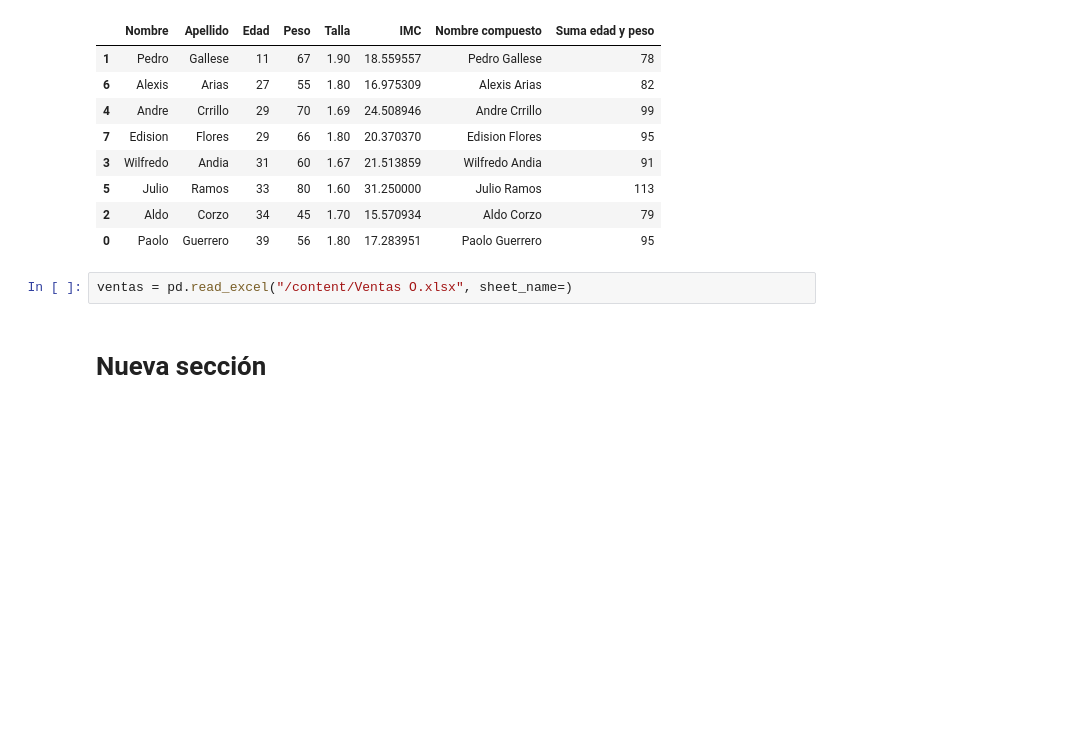
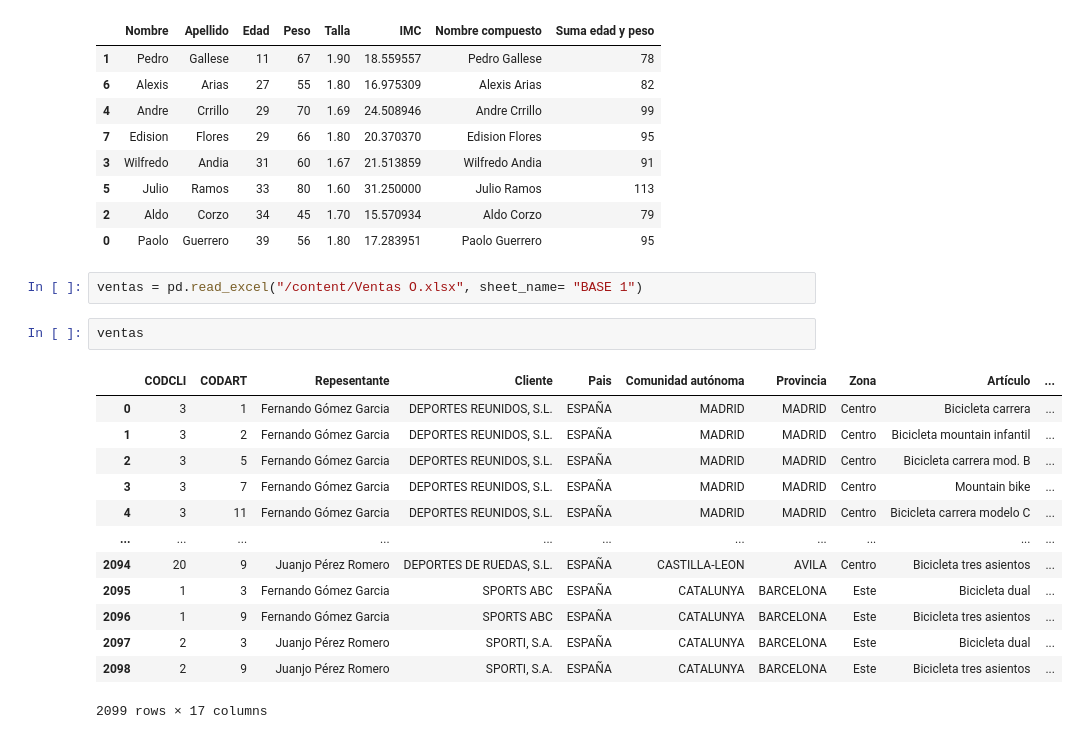
Before and after one commit to Xavier-ML/BIOESTADISTICA-XAVIER-ML, a Jupyter notebook: Dia_6_CIBERTEC.ipynb, the cells around one changed output. Drawn from its saved outputs; the diff is of its cells as text; blank space fills up the shorter version.

```diff
--- a/Dia_6_CIBERTEC.ipynb
+++ b/Dia_6_CIBERTEC.ipynb
@@ -248,6 +248,20 @@ orden2
 | 2 | Aldo | Corzo | 34 | 45 | 1.70 | 15.570934 | Aldo Corzo | 79 |
 | 0 | Paolo | Guerrero | 39 | 56 | 1.80 | 17.283951 | Paolo Guerrero | 95 |
 # %%
-ventas = pd.read_excel("/content/Ventas O.xlsx", sheet_name=)
+ventas = pd.read_excel("/content/Ventas O.xlsx", sheet_name= "BASE 1")
-# %% [markdown]
-# Nueva sección
+# %%
+ventas
+# %% [output]
+|  | CODCLI | CODART | Repesentante | Cliente | Pais | Comunidad autónoma | Provincia | Zona | Artículo | ... |
+| 0 | 3 | 1 | Fernando Gómez Garcia | DEPORTES REUNIDOS, S.L. | ESPAÑA | MADRID | MADRID | Centro | Bicicleta carrera | ... |
+| 1 | 3 | 2 | Fernando Gómez Garcia | DEPORTES REUNIDOS, S.L. | ESPAÑA | MADRID | MADRID | Centro | Bicicleta mountain infantil | ... |
+| 2 | 3 | 5 | Fernando Gómez Garcia | DEPORTES REUNIDOS, S.L. | ESPAÑA | MADRID | MADRID | Centro | Bicicleta carrera mod. B | ... |
+| 3 | 3 | 7 | Fernando Gómez Garcia | DEPORTES REUNIDOS, S.L. | ESPAÑA | MADRID | MADRID | Centro | Mountain bike | ... |
+| 4 | 3 | 11 | Fernando Gómez Garcia | DEPORTES REUNIDOS, S.L. | ESPAÑA | MADRID | MADRID | Centro | Bicicleta carrera modelo C | ... |
+| ... | ... | ... | ... | ... | ... | ... | ... | ... | ... | ... |
+| 2094 | 20 | 9 | Juanjo Pérez Romero | DEPORTES DE RUEDAS, S.L. | ESPAÑA | CASTILLA-LEON | AVILA | Centro | Bicicleta tres asientos | ... |
+| 2095 | 1 | 3 | Fernando Gómez Garcia | SPORTS ABC | ESPAÑA | CATALUNYA | BARCELONA | Este | Bicicleta dual | ... |
+| 2096 | 1 | 9 | Fernando Gómez Garcia | SPORTS ABC | ESPAÑA | CATALUNYA | BARCELONA | Este | Bicicleta tres asientos | ... |
+| 2097 | 2 | 3 | Juanjo Pérez Romero | SPORTI, S.A. | ESPAÑA | CATALUNYA | BARCELONA | Este | Bicicleta dual | ... |
+| 2098 | 2 | 9 | Juanjo Pérez Romero | SPORTI, S.A. | ESPAÑA | CATALUNYA | BARCELONA | Este | Bicicleta tres asientos | ... |
+2099 rows × 17 columns
```
Also changed, not shown: parts of 2 cells of this notebook.
